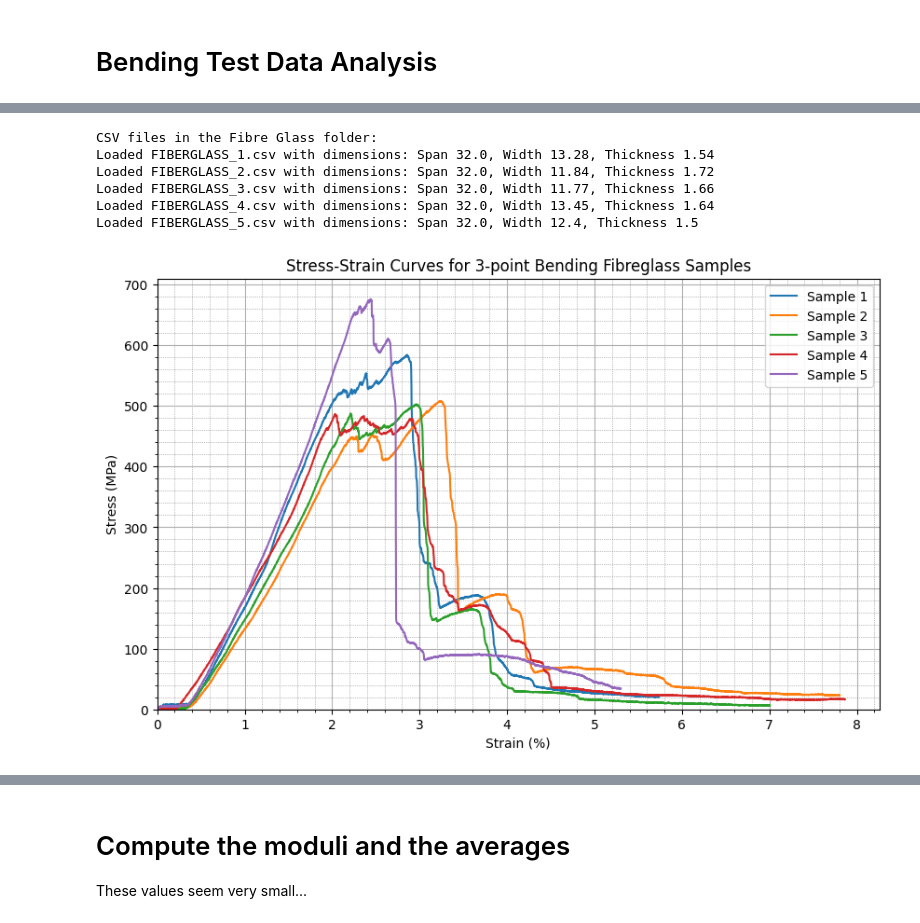
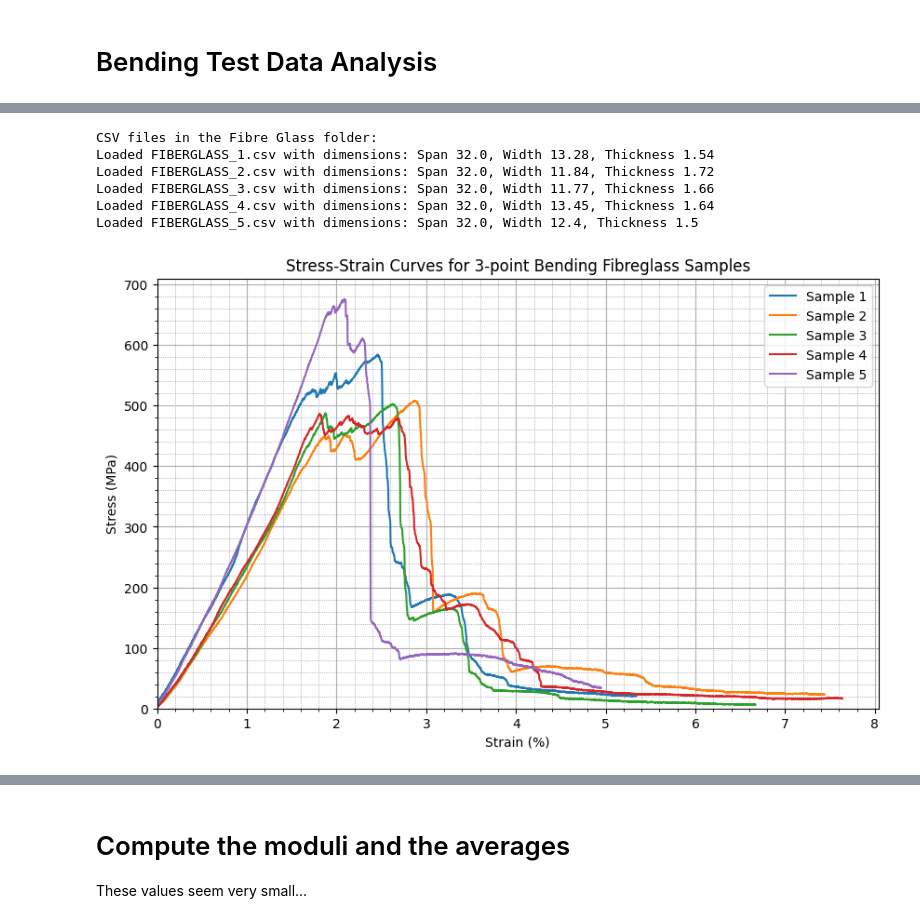
Before and after one commit to HamRMac/CompositeTensileTests, a Jupyter notebook: DataPlotting.ipynb, the cells around one changed output, grey strips where cells are left out. Drawn from its saved outputs; the diff is of its cells as text; code cells hidden in the pictures.

```diff
--- a/DataPlotting.ipynb
+++ b/DataPlotting.ipynb
@@ -179,7 +180,8 @@ folder_path = 'DestructiveTests/Tensile/FLAX TENSILE.is_qtest_Exports'
 # Provide units in mm for dimensions and gauge lengths
 # Example: {'SAMPLE_1': (gauge_length, (width, thickness))}
 gauge_flax_lengths: t.Dict[int, t.Tuple[float, t.Tuple[float, float]]] = {
-    1: (108.45, (24.43, 2.76)),
+    #1: (108.45, (24.43, 2.76)),
+    1: (None, (None, None)),
     2: (None, (None, None)),
     3: (None, (None, None)),
     4: (None, (None, None)),
@@ -236,0 +239,14 @@ Loaded FLAX TENSILE_8.csv with gauge length 104.16 mm and dimensions (24.06, 2.8
+# %%
+fig, ax = plt.subplots(figsize=(10, 6))
+for sample in all_samples_flax:
+    if sample.internal_name == '7':
+        sample.plot_stress_strain(ax_supplied=ax, label="")
+
+ax.set_title("Representative Stress-Strain Curve of flax Flax Samples")
+ax.set_xlabel("Strain (%)")
+ax.set_ylabel("Stress (MPa)")
+ax.set_xlim(left=0)
+ax.set_ylim(bottom=0)
+#ax.legend(None)
+ax.grid(True)
+plt.show()
@@ -386,7 +547,8 @@ class FlexuralData(BaseModel):
             df['Stress (MPa)'] = (3 * F * L) / (2 * b * d**2)  # N/mm^2 == MPa
             df['Strain'] = (6 * D * d) / (L**2)                # Unitless
             self.stressStrain_data = df
-            self.stress_spike_index = self.detect_stress_spike()
+            if self.stress_spike_index is None:
+                self.stress_spike_index = self.detect_stress_spike()
             if self.stress_spike_index is not None:
                 spike_strain = df['Strain'].iloc[self.stress_spike_index]
                 df['Strain'] -= spike_strain
@@ -418,7 +580,7 @@ class FlexuralData(BaseModel):
         else:
             ax = ax_supplied
 
-        ax.plot(strain, stress, label=label or f"Sample {self.internal_name}")
+        curve, = ax.plot(strain, stress, label=label or f"Sample {self.internal_name}")
 
         if ax_supplied is None:
             ax.set_title('Flexural Stress vs Strain')
@@ -426,6 +588,8 @@ class FlexuralData(BaseModel):
             ax.set_ylabel('Stress (MPa)')
             ax.grid(True)
             plt.show()
+
+        return curve
 
     def detect_stress_spike(self, window: int = 50, threshold: float = 2.5) -> t.Optional[int]:
         if self.stressStrain_data is None:
@@ -499,6 +663,15 @@ bending_dims_flax: t.Dict[int, t.Tuple[float, float, float]] = {
     6: (32.0, 12.77, 1.54),
 }
 
+offset: t.Dict[int,int] = {
+    1: 235,
+    2: 310,
+    3: 290,
+    4: 290,
+    5: 275,
+    6: 285,
+}
+
 all_bend_samples_flax: t.List[FlexuralData] = []
 
 # List all CSV files in the folder
@@ -513,6 +686,7 @@ for i, file in enumerate(sorted(csv_files), start=1):
             file_path=file_path,
             internal_name=file.split('.')[0].split('_')[1],
             geometry=(width, thickness, span),
+            stress_spike_index=offset[i]
         )
         all_bend_samples_flax.append(flexural_data)
         print(f"Loaded {file} with dimensions: Span {span}, Width {width}, Thickness {thickness}")
@@ -560,6 +734,14 @@ bending_dims_fg: t.Dict[int, t.Tuple[float, float, float]] = {
     3: (32.0, 11.77, 1.66),
     4: (32.0, 13.45, 1.64),
     5: (32.0, 12.4, 1.5),
+}
+
+offset_fg: t.Dict[int,int] = {
+    1: 267,
+    2: 220,
+    3: 210,
+    4: 142,
+    5: 242,
 }
 
 all_bend_samples_fg: t.List[FlexuralData] = []
@@ -576,39 +758,40 @@ for i, file in enumerate(sorted(csv_files_fg), start=1):
             file_path=file_path,
             internal_name=file.split('.')[0].split('_')[1],
             geometry=(width, thickness, span),
+            stress_spike_index=offset_fg[i]
         )
         all_bend_samples_fg.append(flexural_data)
         print(f"Loaded {file} with dimensions: Span {span}, Width {width}, Thickness {thickness}")
     except Exception as e:
         print(f"Failed to load {file}")
 
 if len(all_bend_samples_fg) == 0:
     print("No Fibre Glass bending samples loaded. Please check the folder path, CSV files, and bending dimensions.")
 else:
     # Plot computed stress vs strain
     fig, ax = plt.subplots(figsize=(10, 6))
 
     for sample in all_bend_samples_fg:
         sample.plot_stress_strain(ax_supplied=ax)
 
     ax.set_title("Stress-Strain Curves for 3-point Bending Fibreglass Samples")
     ax.set_xlabel("Strain (%)")
     ax.set_ylabel("Stress (MPa)")
     ax.set_xlim(left=0)
     ax.set_ylim(bottom=0)
     ax.legend()
     ax.grid(True)
     ax.grid(which='minor', linestyle=':', linewidth='0.5', color='gray')
     ax.minorticks_on()
     plt.show()
 # %% [output]
 CSV files in the Fibre Glass folder:
 Loaded FIBERGLASS_1.csv with dimensions: Span 32.0, Width 13.28, Thickness 1.54
 Loaded FIBERGLASS_2.csv with dimensions: Span 32.0, Width 11.84, Thickness 1.72
 Loaded FIBERGLASS_3.csv with dimensions: Span 32.0, Width 11.77, Thickness 1.66
 Loaded FIBERGLASS_4.csv with dimensions: Span 32.0, Width 13.45, Thickness 1.64
 Loaded FIBERGLASS_5.csv with dimensions: Span 32.0, Width 12.4, Thickness 1.5
-[figure, old version]
+[figure, new version]
 # %%
 import json
 from statistics import mean
```
Also changed, not shown: parts of 15 cells of this notebook.
